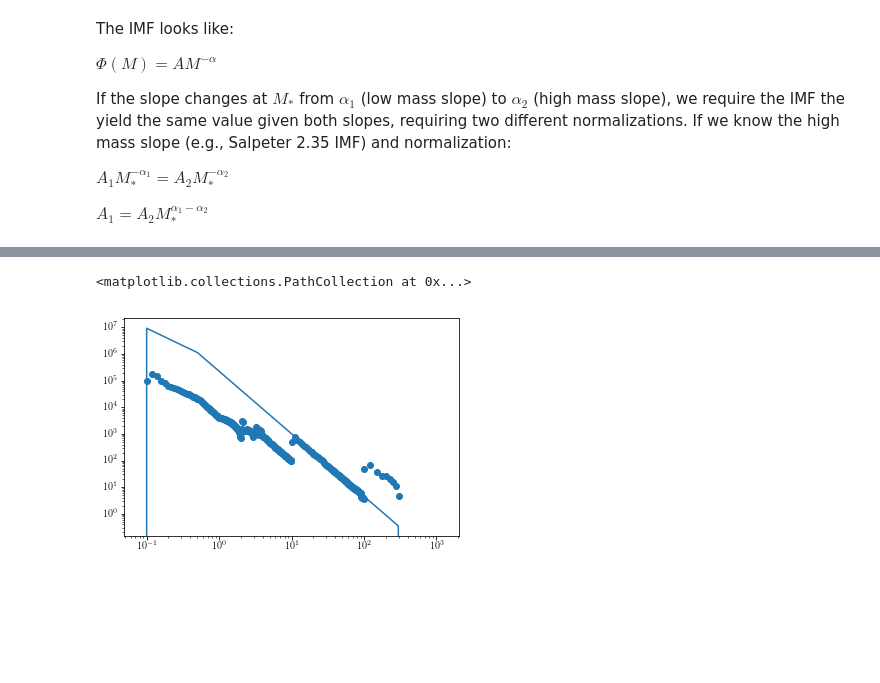
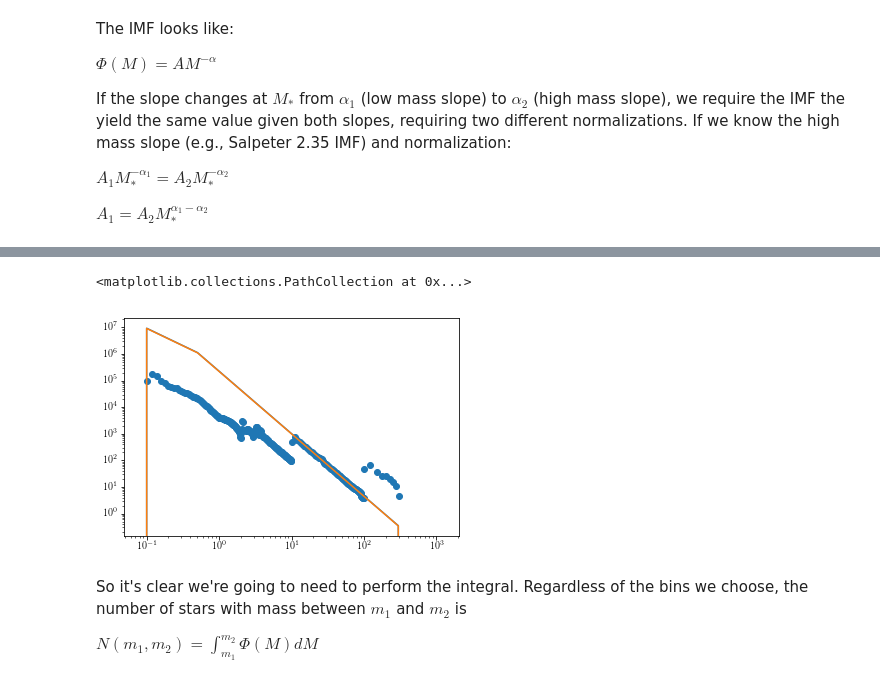
Before and after one commit to tzdwi/Diagnostics, a Jupyter notebook: code/IMF.ipynb, the cells around one changed output, grey strips where cells are left out. Saved outputs shown, nothing was run; the diff lists cells and outputs as text; code cells hidden in the pictures; blank space fills up the shorter version.

```diff
--- a/code/IMF.ipynb
+++ b/code/IMF.ipynb
@@ -140,8 +167,35 @@ def IMF_known_stars(mass,N_stars=1.0,lo_mass_slope=1.3,hi_mass_slope=2.35,m_star
+# %%
+#writing a function to implement this
+def IMF_known_mass(mass,M_tot=1.0,lo_mass_slope=1.3,hi_mass_slope=2.35,m_star=0.5,lo_mass_cut=0.1,hi_mass_cut=300.0):
+
+    numerator = M_tot
+
+    denom1_num = np.power(m_star,2.0-hi_mass_slope)-np.power(m_star,lo_mass_slope-hi_mass_slope)*np.power(lo_mass_cut,2.0-lo_mass_slope)
+    denom1_den = 2.0 - lo_mass_slope
+    denom1 = denom1_num/denom1_den
+
+    denom2_num = np.power(hi_mass_cut,2.0-hi_mass_slope) - np.power(m_star,2.0-hi_mass_slope)
+    denom2_den = 2.0-hi_mass_slope
+    denom2 = denom2_num/denom2_den
+
+    denomenator = denom1 + denom2
+
+    hi_mass_normalization = numerator/denomenator
+
+
+    return IMF(mass,hi_mass_normalization=hi_mass_normalization,lo_mass_slope=lo_mass_slope,
+              hi_mass_slope=hi_mass_slope,m_star=m_star,lo_mass_cut=lo_mass_cut,hi_mass_cut=hi_mass_cut)
 # %%
 test_masses = np.logspace(-1.1,3.1,1000)
 test_imf = IMF_known_stars(test_masses,np.sum(weights))
+test_imf2 = IMF_known_mass(test_masses,1e6)
 plt.loglog(test_masses,test_imf)
+plt.loglog(test_masses,test_imf2)
 plt.scatter(masses,weights)
 # %% [output]
 <matplotlib.collections.PathCollection at 0x...>
-[figure, old version]
+[figure, new version]
+# %% [markdown]
+So it's clear we're going to need to perform the integral. Regardless of the bins we choose, the number of stars with mass between $m_1$ and $m_2$ is
+
+$N(m_1,m_2) = \int_{m_1}^{m_2}\Phi(M)dM$
```
Also changed, not shown: parts of 20 cells of this notebook.
